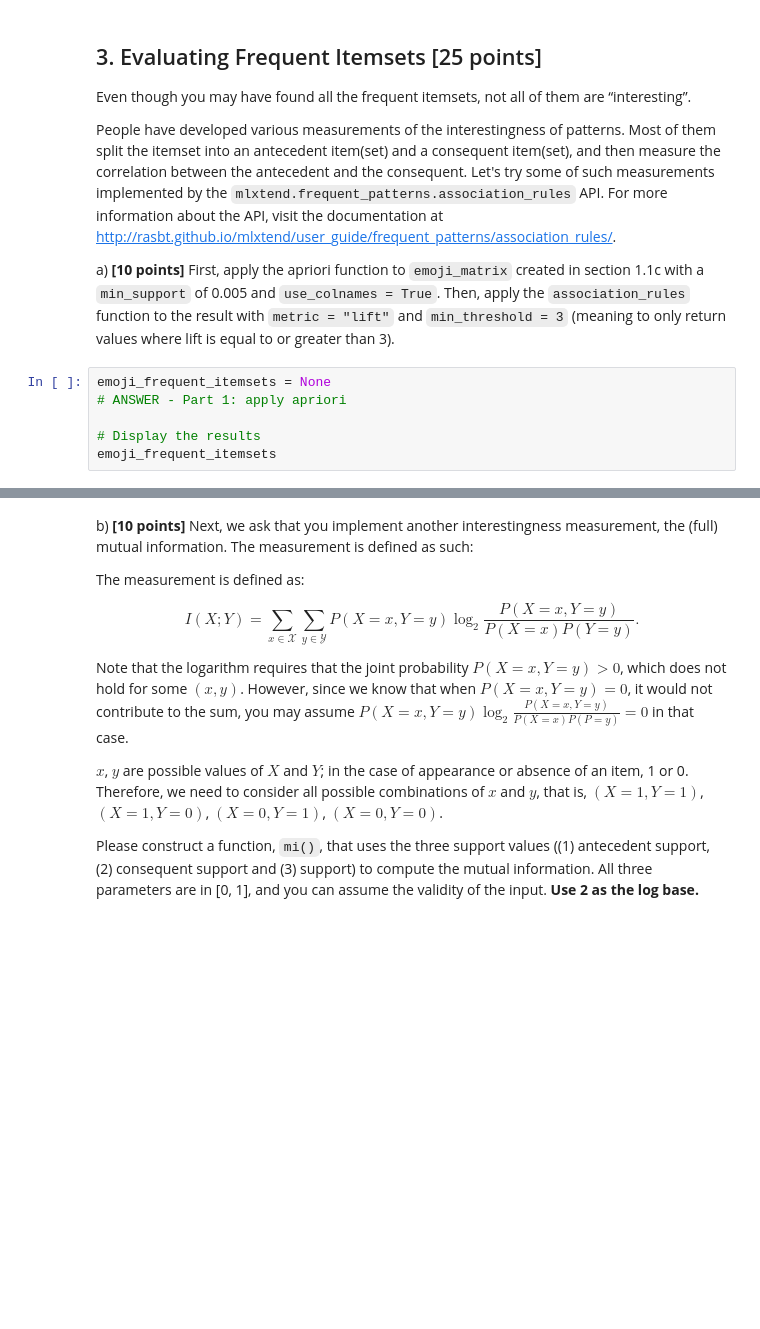
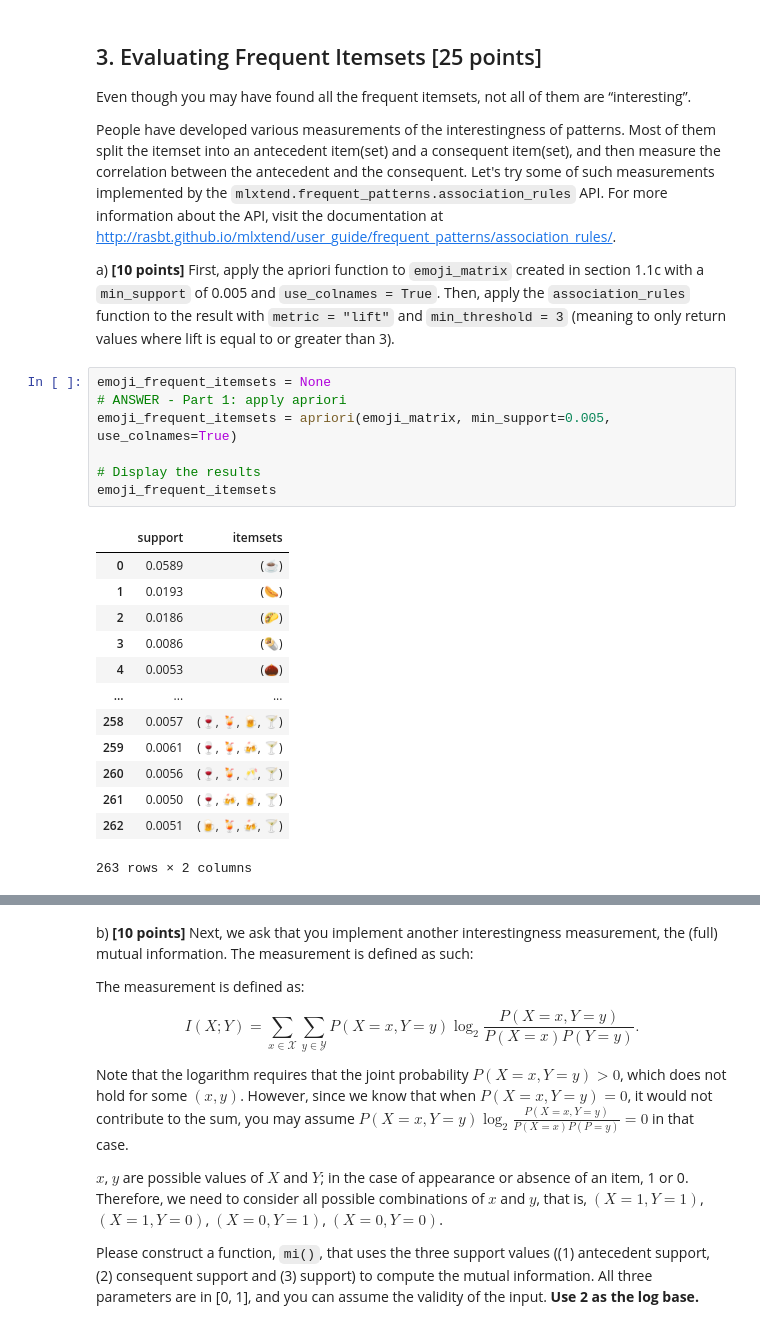
Before and after one commit to NakaFrozn/SI671, a Jupyter notebook: hw1/SI671_HW1-template-1.ipynb, the cells around one changed output, grey strips where cells are left out. Cells and saved outputs as stored; diff of their text form; blank space fills up the shorter version.

```diff
--- a/hw1/SI671_HW1-template-1.ipynb
+++ b/hw1/SI671_HW1-template-1.ipynb
@@ -291,9 +357,24 @@ a) **[10 points]** First, apply the apriori function to `emoji_matrix` created i
 # %%
 emoji_frequent_itemsets = None
 # ANSWER - Part 1: apply apriori
+emoji_frequent_itemsets = apriori(emoji_matrix, min_support=0.005, use_colnames=True)
 
 # Display the results
 emoji_frequent_itemsets
+# %% [output]
+|  | support | itemsets |
+| 0 | 0.0589 | (☕) |
+| 1 | 0.0193 | (🌭) |
+| 2 | 0.0186 | (🌮) |
+| 3 | 0.0086 | (🌯) |
+| 4 | 0.0053 | (🌰) |
+| ... | ... | ... |
+| 258 | 0.0057 | (🍷, 🍹, 🍺, 🍸) |
+| 259 | 0.0061 | (🍷, 🍹, 🍻, 🍸) |
+| 260 | 0.0056 | (🍷, 🍹, 🥂, 🍸) |
+| 261 | 0.0050 | (🍷, 🍻, 🍺, 🍸) |
+| 262 | 0.0051 | (🍺, 🍹, 🍻, 🍸) |
+263 rows × 2 columns
 # %%
 interestingness_measurements = None
 # ANSWER - apply association_rules
```
Also changed, not shown: parts of 12 cells of this notebook.
